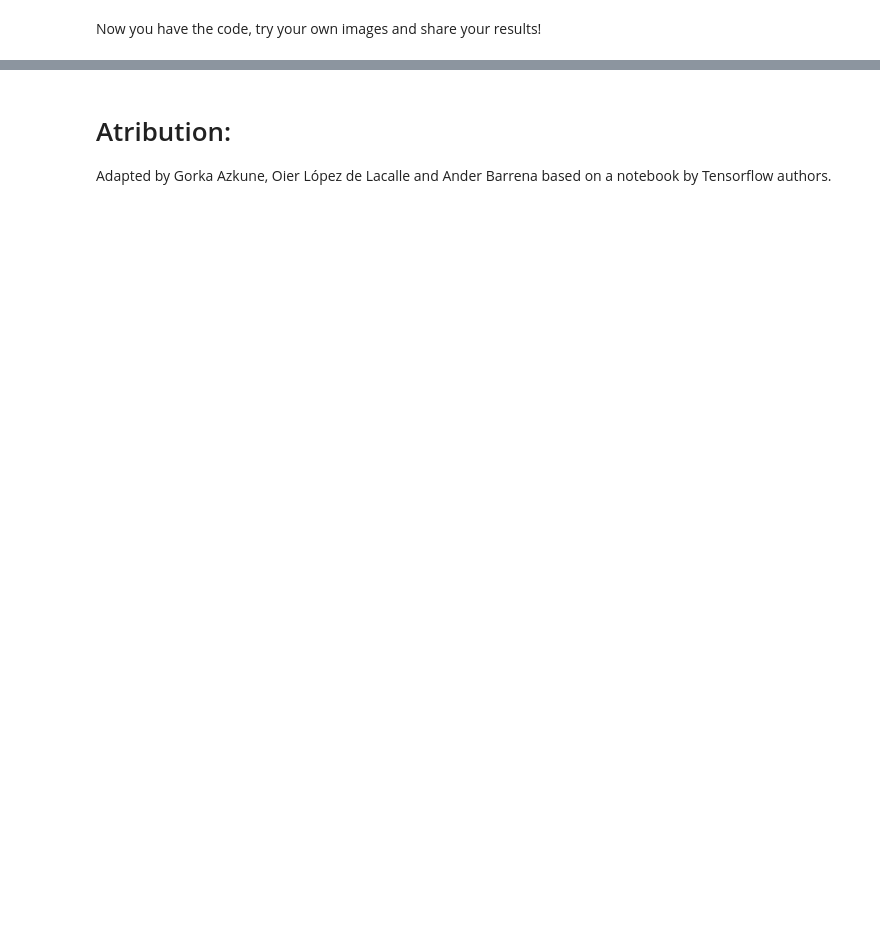
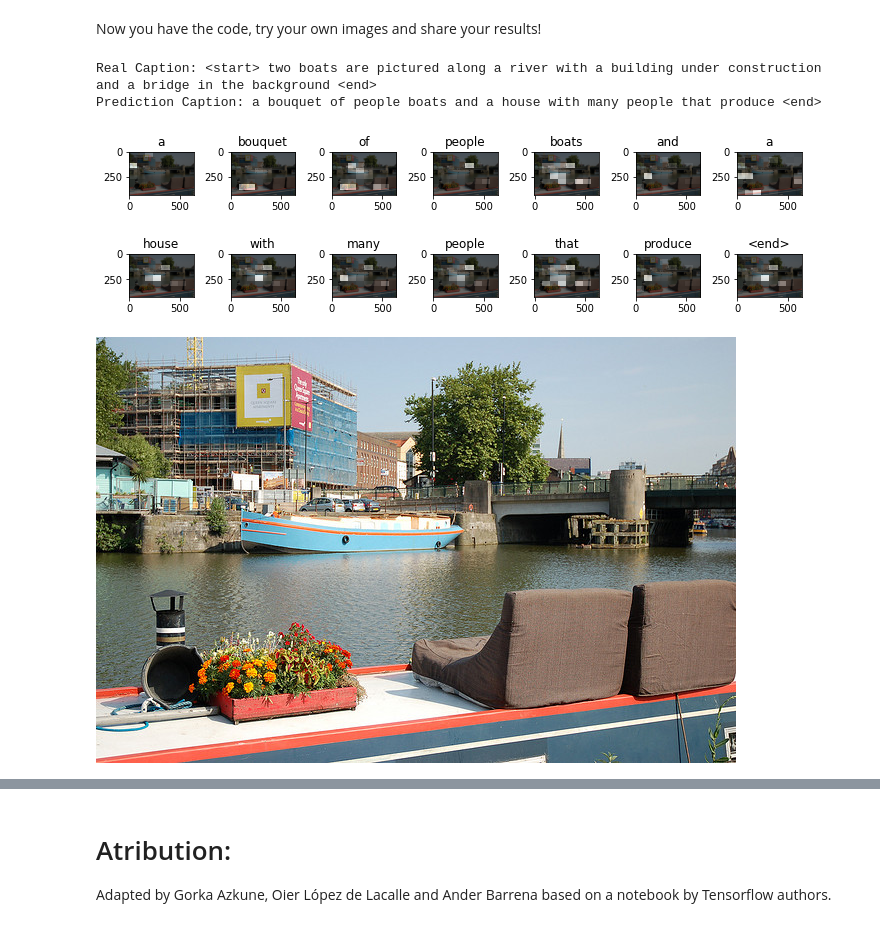
Before and after one commit to juletx/deep-learning-nlp, a Jupyter notebook: labs/7. Image_captioning.ipynb, the cells around one changed output, grey strips where cells are left out. Drawn from its saved outputs; the diff is of its cells as text; code cells hidden in the pictures; blank space fills up the shorter version.

```diff
--- a/labs/7. Image_captioning.ipynb
+++ b/labs/7. Image_captioning.ipynb
@@ -531,2 +579,18 @@ Image.open(image_path)
 # %% [markdown]
 Now you have the code, try your own images and share your results!
+# %%
+# captions on the validation set
+rid = np.random.randint(0, len(img_name_val))
+image = img_name_val[rid]
+real_caption = ' '.join([tokenizer.index_word[i] for i in cap_val[rid] if i not in [0]])
+result, attention_plot = evaluate(image)
+
+print ('Real Caption:', real_caption)
+print ('Prediction Caption:', ' '.join(result))
+plot_attention(image, result, attention_plot)
+Image.open(image)
+# %% [output]
+Real Caption: <start> two boats are pictured along a river with a building under construction and a bridge in the background <end>
+Prediction Caption: a bouquet of people boats and a house with many people that produce <end>
+[figure, added]
+[figure, added]
```
Also changed, not shown: parts of 13 cells of this notebook.
